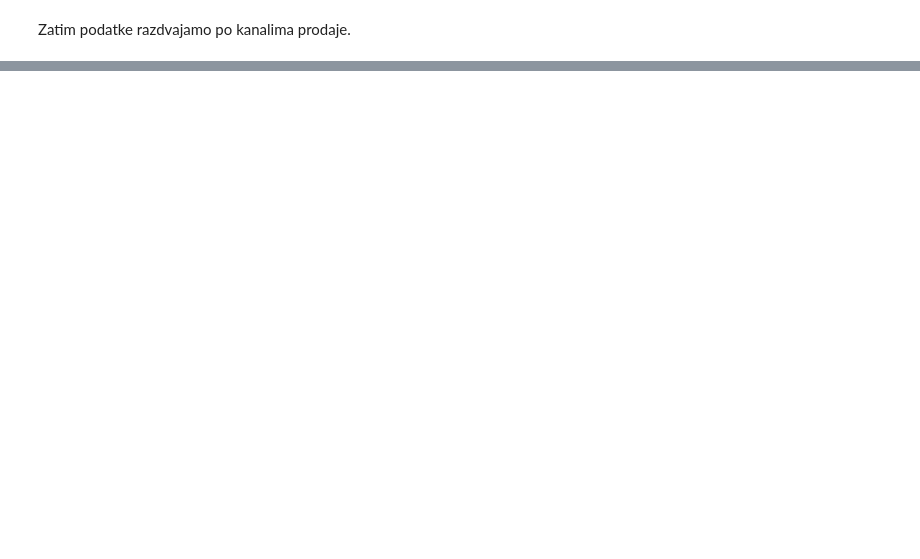
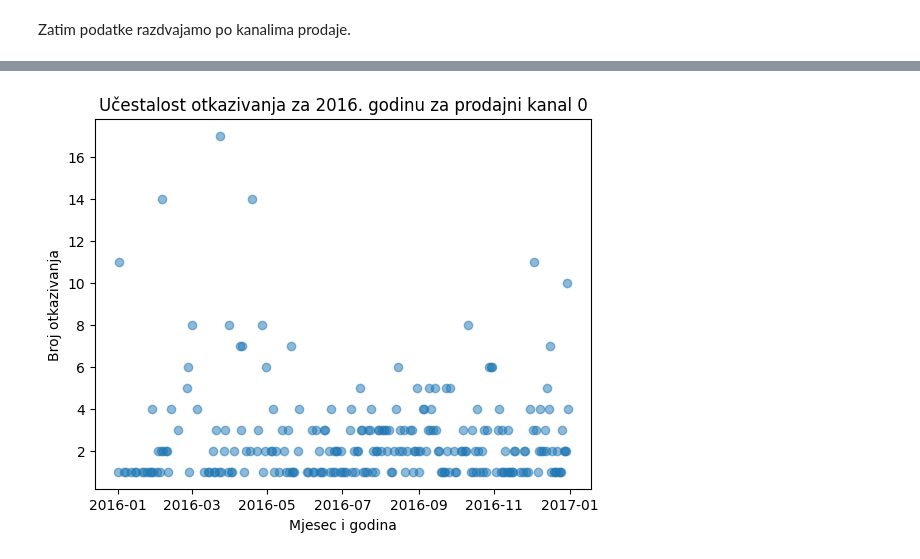
Before and after one commit to Matija-Kukic/lumen, a Jupyter notebook: data_cleanup/processing/processing_by_salesChannel/salesChannel_processing.ipynb, the cells around one changed output, grey strips where cells are left out. Drawn from its saved outputs; the diff is of its cells as text; code cells hidden in the pictures; blank space fills up the shorter version.

```diff
--- a/data_cleanup/processing/processing_by_salesChannel/salesChannel_processing.ipynb
+++ b/data_cleanup/processing/processing_by_salesChannel/salesChannel_processing.ipynb
@@ -88,0 +146,21 @@ ukupno_placeno
+# %%
+cancelDF0 = dfSalesChannel0["status_rezervacije"] == "Canceled"
+cancelDF0 = dfSalesChannel0[cancelDF0]
+#print(len(cancelDF0))
+
+cds0 = list(date for date in cancelDF0["datum_dolaska"])
+#possibleYears = set(date.year for date in cds0)
+#print(possibleYears)
+cd015 = dict()
+for date in cds0:
+    if date.year == 2015:
+        if date in cd015:
+            cd015[date] += 1
+        else:
+            cd015[date] = 1
+#print(cd015)
+plt.scatter(list(cd015.keys()), list(cd015.values()), alpha=0.5)
+plt.title("Učestalost otkazivanja za 2015. godinu za prodajni kanal 0")
+plt.xlabel("Mjesec i godina")
+plt.ylabel('Broj otkazivanja')
+plt.show()
@@ -88,0 +169,16 @@ ukupno_placeno
+# %%
+cd016 = dict()
+for date in cds0:
+    if date.year == 2016:
+        if date in cd016:
+            cd016[date] += 1
+        else:
+            cd016[date] = 1
+#print(cd016)
+plt.scatter(list(cd016.keys()), list(cd016.values()), alpha=0.5)
+plt.title("Učestalost otkazivanja za 2016. godinu za prodajni kanal 0")
+plt.xlabel("Mjesec i godina")
+plt.ylabel('Broj otkazivanja')
+plt.show()
+# %% [output]
+[figure, added]
```
Also changed, not shown: parts of 23 cells of this notebook.
